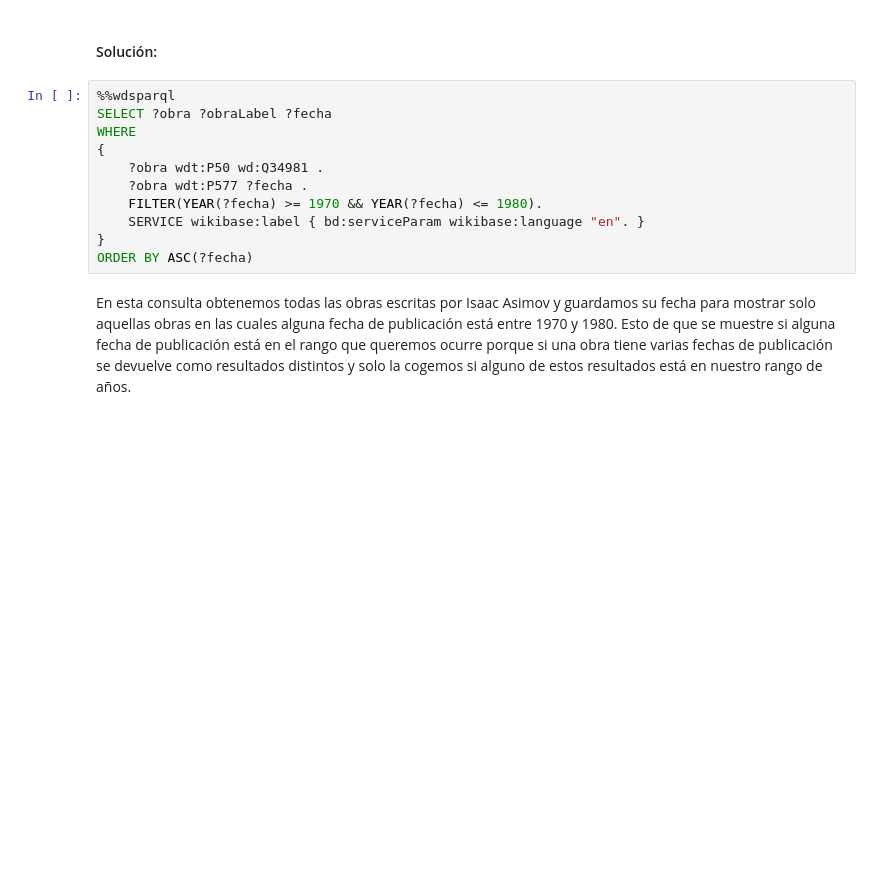
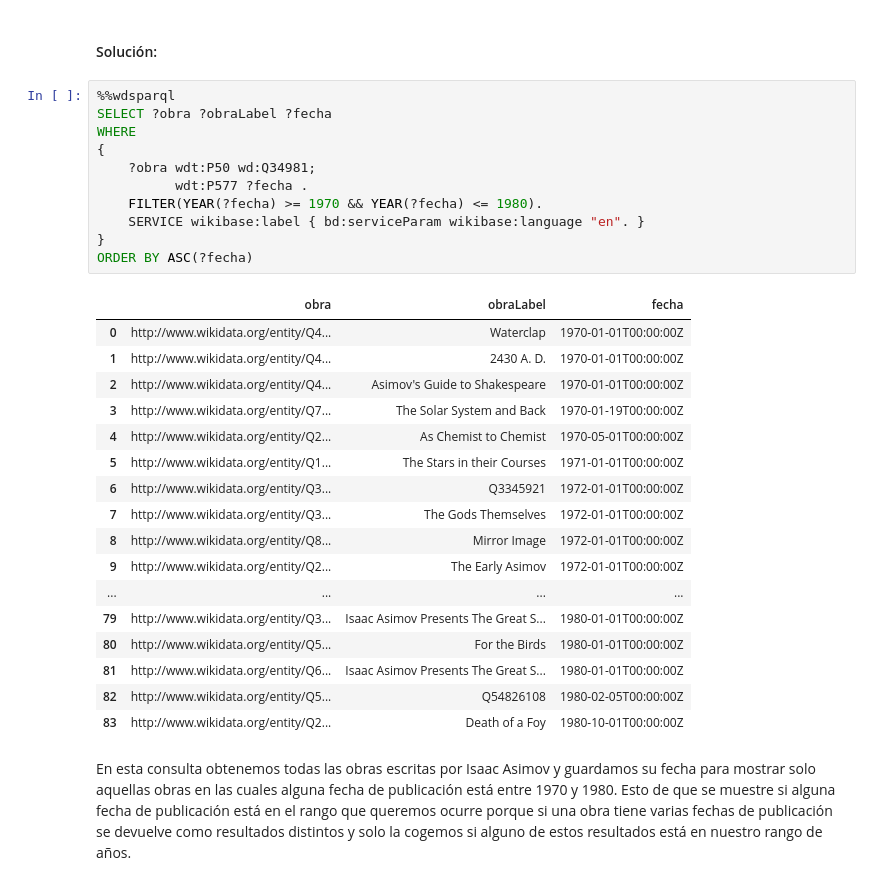
Before and after one commit to mario-sanz/IA2-Practicas, a Jupyter notebook: Lab3/P3-wikidata.ipynb, the cells around one changed output. Cells and saved outputs as stored; diff of their text form; blank space fills up the shorter version.

```diff
--- a/Lab3/P3-wikidata.ipynb
+++ b/Lab3/P3-wikidata.ipynb
@@ -263,14 +370,32 @@ Puede que [esto](https://www.wikidata.org/wiki/Wikidata:SPARQL_tutorial#FILTER)
 # %%
 %%wdsparql
 SELECT ?obra ?obraLabel ?fecha
 WHERE
 {
-    ?obra wdt:P50 wd:Q34981 .
-    ?obra wdt:P577 ?fecha .
+    ?obra wdt:P50 wd:Q34981;
+          wdt:P577 ?fecha .
     FILTER(YEAR(?fecha) >= 1970 && YEAR(?fecha) <= 1980).
     SERVICE wikibase:label { bd:serviceParam wikibase:language "en". }
 }
 ORDER BY ASC(?fecha)
+# %% [output]
+|  | obra | obraLabel | fecha |
+| 0 | http://www.wikidata.org/entity/Q4... | Waterclap | 1970-01-01T00:00:00Z |
+| 1 | http://www.wikidata.org/entity/Q4... | 2430 A. D. | 1970-01-01T00:00:00Z |
+| 2 | http://www.wikidata.org/entity/Q4... | Asimov's Guide to Shakespeare | 1970-01-01T00:00:00Z |
+| 3 | http://www.wikidata.org/entity/Q7... | The Solar System and Back | 1970-01-19T00:00:00Z |
+| 4 | http://www.wikidata.org/entity/Q2... | As Chemist to Chemist | 1970-05-01T00:00:00Z |
+| 5 | http://www.wikidata.org/entity/Q1... | The Stars in their Courses | 1971-01-01T00:00:00Z |
+| 6 | http://www.wikidata.org/entity/Q3... | Q3345921 | 1972-01-01T00:00:00Z |
+| 7 | http://www.wikidata.org/entity/Q3... | The Gods Themselves | 1972-01-01T00:00:00Z |
+| 8 | http://www.wikidata.org/entity/Q8... | Mirror Image | 1972-01-01T00:00:00Z |
+| 9 | http://www.wikidata.org/entity/Q2... | The Early Asimov | 1972-01-01T00:00:00Z |
+| ... | ... | ... | ... |
+| 79 | http://www.wikidata.org/entity/Q3... | Isaac Asimov Presents The Great S... | 1980-01-01T00:00:00Z |
+| 80 | http://www.wikidata.org/entity/Q5... | For the Birds | 1980-01-01T00:00:00Z |
+| 81 | http://www.wikidata.org/entity/Q6... | Isaac Asimov Presents The Great S... | 1980-01-01T00:00:00Z |
+| 82 | http://www.wikidata.org/entity/Q5... | Q54826108 | 1980-02-05T00:00:00Z |
+| 83 | http://www.wikidata.org/entity/Q2... | Death of a Foy | 1980-10-01T00:00:00Z |
 # %% [markdown]
 En esta consulta obtenemos todas las obras escritas por Isaac Asimov y guardamos su fecha para mostrar solo aquellas obras en las cuales alguna fecha de publicación está entre 1970 y 1980. Esto de que se muestre si alguna fecha de publicación está en el rango que queremos ocurre porque si una obra tiene varias fechas de publicación se devuelve como resultados distintos y solo la cogemos si alguno de estos resultados está en nuestro rango de años.
 # %% [markdown]
```
Also changed, not shown: parts of 10 cells of this notebook.
